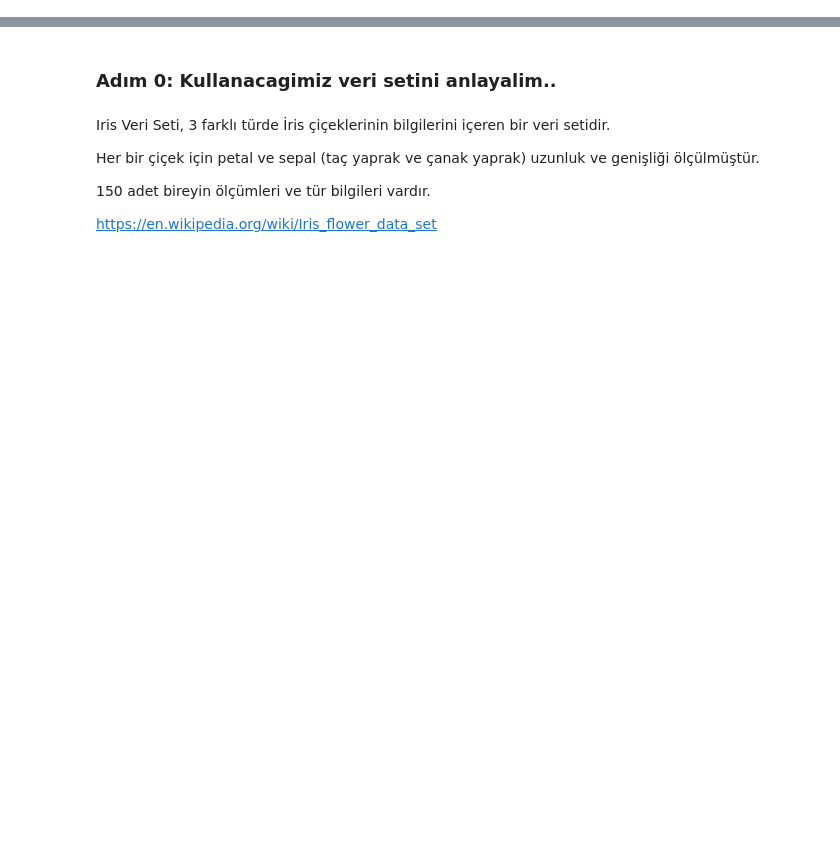
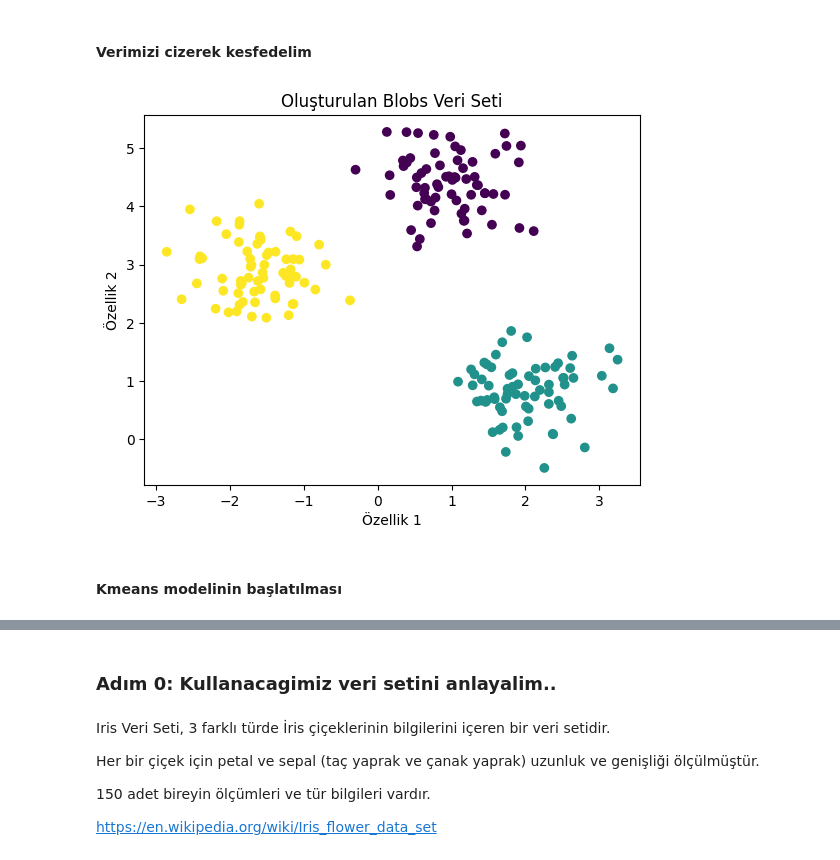
Before and after one commit to tripledoubleE/Gelecek-Hayalim, a Jupyter notebook: AI101/k_means_clustering.ipynb, the cells around one changed output, grey strips where cells are left out. Cells and saved outputs as stored; diff of their text form; code cells hidden in the pictures; blank space fills up the shorter version.

Commit message:
kmeans exercice updated

```diff
--- a/AI101/k_means_clustering.ipynb
+++ b/AI101/k_means_clustering.ipynb
@@ -0,0 +14,11 @@
+# %%
+# veri setimizi olusturalim
+X, y = make_blobs(
+    n_samples=200, # Bu parametre, oluşturulacak toplam veri noktası sayısını belirtir. Bu örnekte 200 veri noktası oluşturulacaktır.
+    n_features=2, # Her veri noktasının kaç özellik (feature) içereceğini belirtir. Bu örnekte her veri noktası 2 özellikten (2 boyutlu uzayda bir nokta) oluşacaktır.
+    centers=3,  # Oluşturulacak küme sayısını belirtir. Bu örnekte 3 farklı küme (veya grup) oluşturulacaktır.
+    cluster_std=0.5,
+    # Her bir kümenin standart sapmasını belirtir. Küçük bir standart sapma değeri, kümelerin daha sıkı ve birbirine daha yakın olmasına neden olurken,
+    # büyük bir değer kümelerin daha geniş alana yayılmasına neden olur. Bu örnekte standart sapma 0.5 olarak ayarlanmıştır.
+    random_state=0 # Rastgele sayı üreteci için başlangıç (seed) değerini belirler. Bu parametre, aynı kod çalıştırıldığında aynı veri setini elde etmeyi sağlar.
+  )
@@ -0,0 +42,18 @@
+# %% [markdown]
+#### Verimizi cizerek kesfedelim
+# %%
+# Veri noktalarını görselleştirme
+plt.scatter(X[:, 0], X[:, 1], c=y, cmap='viridis')
+# X[:, 0]: Bu ifade, X veri setinin tüm satırlarını ve 0. sütununu (ilk özelliğini) seçer. Bu sütun, dağılım grafiğinin x eksenine karşılık gelir.
+# X[:, 1]: Bu ifade, X veri setinin tüm satırlarını ve 1. sütununu (ikinci özelliğini) seçer. Bu sütun, dağılım grafiğinin y eksenine karşılık gelir.
+# c=y: Bu parametre, veri noktalarının renklerinin y etiketlerine göre belirlenmesini sağlar. y burada her bir veri noktasının hangi kümeye ait olduğunu belirten etiketlerdir.
+# cmap='viridis': Bu parametre, kullanılan renk haritasını (colormap) belirtir. 'viridis', Matplotlib'in sağladığı birçok renk haritasından biridir ve genellikle güzel bir görsel kontrast sağlar.
+
+plt.xlabel('Özellik 1')
+plt.ylabel('Özellik 2')
+plt.title('Oluşturulan Blobs Veri Seti')
+plt.show()
+# %% [output]
+[figure, added]
+# %% [markdown]
+#### Kmeans modelinin başlatılması
```
Also changed, not shown: parts of 17 cells of this notebook.
